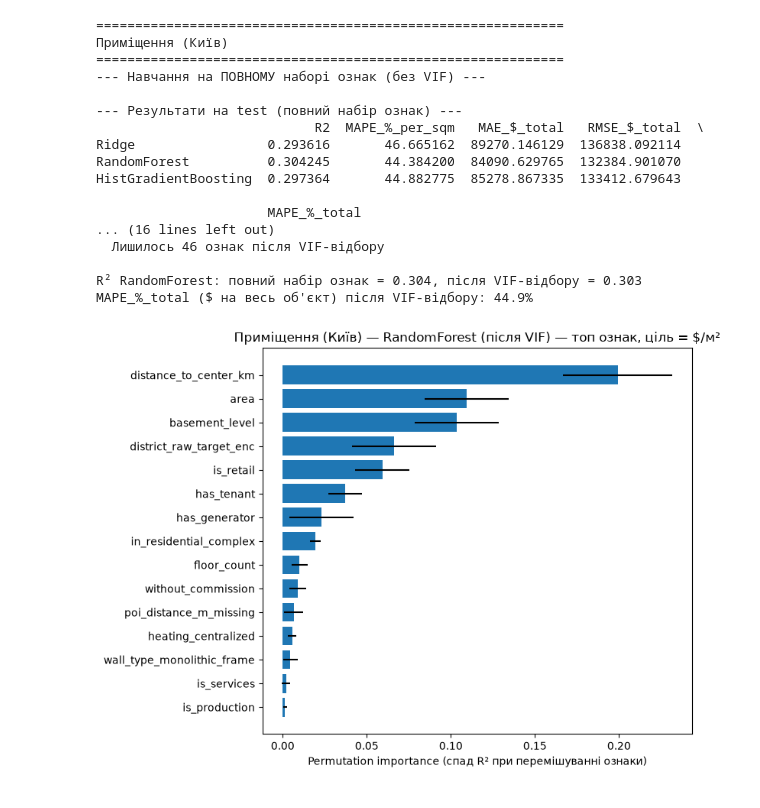
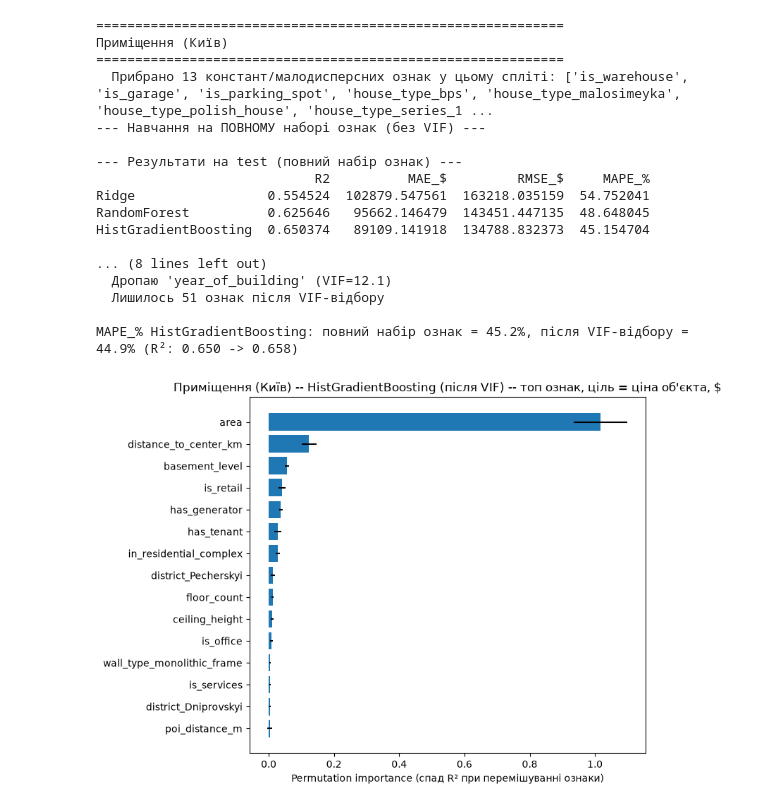
Before and after one commit to YESosnovska/apartaments-prices-analysis-new, a Jupyter notebook: commercial/train_Kyiv_ML.ipynb, the cells around one changed output. Cells and saved outputs as stored; diff of their text form; code cells hidden in the pictures.

Commit message:
train models for flats and commercial real estate

```diff
--- a/commercial/train_Kyiv_ML.ipynb
+++ b/commercial/train_Kyiv_ML.ipynb
@@ -218,7 +221,7 @@ def get_model_params(model_name: str, model) -> dict:
 def train_and_compare(df_segment: pd.DataFrame, segment_name: str, vif_thresh: float = 10.0):
     print(f"\n{'='*60}\n{segment_name}\n{'='*60}")
 
-    X_raw, X_imputed, y, cat_raw = build_feature_frames(df_segment)
+    X_raw, X_imputed, y = build_feature_frames(df_segment)
     idx_train, idx_test = train_test_split(
         df_segment.index, test_size=0.2, random_state=RANDOM_STATE
     )
@@ -226,23 +229,14 @@ def train_and_compare(df_segment: pd.DataFrame, segment_name: str, vif_thresh: f
     Xr_train, Xr_test = X_raw.loc[idx_train].copy(), X_raw.loc[idx_test].copy()
     Xi_train, Xi_test = X_imputed.loc[idx_train].copy(), X_imputed.loc[idx_test].copy()
     y_train, y_test = y.loc[idx_train], y.loc[idx_test]
-    area_test = df_segment.loc[idx_test, "area"]
 
-    # target encoding — mapping рахується ЛИШЕ на train
-    te_mapping, te_global_mean = fit_target_encoding(cat_raw.loc[idx_train], y_train)
-    enc_col = f"{CAT_COL}_target_enc"
-    for X in (Xr_train, Xi_train):
-        X[enc_col] = apply_target_encoding(cat_raw.loc[idx_train], te_mapping, te_global_mean).values
-    for X in (Xr_test, Xi_test):
-        X[enc_col] = apply_target_encoding(cat_raw.loc[idx_test], te_mapping, te_global_mean).values
-
-    full_cols = list(X_imputed.columns) + [enc_col]
+    full_cols = select_stable_columns(Xi_train)
 
     print("--- Навчання на ПОВНОМУ наборі ознак (без VIF) ---")
     results, fitted = {}, {}
     for name in ["Ridge", "RandomForest", "HistGradientBoosting"]:
         model, X_test_final, metrics = fit_variant(
-            name, Xr_train, Xr_test, Xi_train, Xi_test, y_train, y_test, area_test, full_cols
+            name, Xr_train, Xr_test, Xi_train, Xi_test, y_train, y_test, full_cols
         )
         results[name] = metrics
         fitted[name] = model
@@ -251,18 +245,22 @@ def train_and_compare(df_segment: pd.DataFrame, segment_name: str, vif_thresh: f
     print("\n--- Результати на test (повний набір ознак) ---")
     print(results_df)
 
-    best_name = results_df["R2"].idxmax()
-    print(f"\n>>> Найкраща модель: {best_name}")
+    # Обираємо модель за MAPE_% (% похибка на ціні об'єкта), а не за R² --
+    # мета проєкту це оцінка вартості КОНКРЕТНОГО об'єкта, тож нам важлива
+    # відносна точність по всьому діапазону цін, а не пояснена дисперсія
+    # log(price). R² лишаємо в таблиці лише для довідки/діагностики.
+    best_name = results_df["MAPE_%"].idxmin()
+    print(f"\n>>> Найкраща модель (за мінімальним MAPE_%): {best_name}")
 
     print("\n--- VIF-відбір (лише для feature importance, на train) ---")
-    kept_cols = prune_by_vif(Xi_train, thresh=vif_thresh)
+    kept_cols = prune_by_vif(Xi_train[full_cols], thresh=vif_thresh)
 
     best_model_pruned, X_test_pruned, pruned_metrics = fit_variant(
-        best_name, Xr_train, Xr_test, Xi_train, Xi_test, y_train, y_test, area_test, kept_cols
+        best_name, Xr_train, Xr_test, Xi_train, Xi_test, y_train, y_test, kept_cols
     )
-    print(f"\nR² {best_name}: повний набір ознак = {results_df.loc[best_name, 'R2']:.3f}, "
-          f"після VIF-відбору = {pruned_metrics['R2']:.3f}")
-    print(f"MAPE_%_total ($ на весь об'єкт) після VIF-відбору: {pruned_metrics['MAPE_%_total']:.1f}%")
+    print(f"\nMAPE_% {best_name}: повний набір ознак = {results_df.loc[best_name, 'MAPE_%']:.1f}%, "
+          f"після VIF-відбору = {pruned_metrics['MAPE_%']:.1f}% "
+          f"(R²: {results_df.loc[best_name, 'R2']:.3f} -> {pruned_metrics['R2']:.3f})")
 
     perm = permutation_importance(
         best_model_pruned, X_test_pruned, y_test, n_repeats=20,
@@ -279,7 +277,7 @@ def train_and_compare(df_segment: pd.DataFrame, segment_name: str, vif_thresh: f
     plt.figure(figsize=(8, 6))
     plt.barh(top_n["feature"][::-1], top_n["importance"][::-1], xerr=top_n["std"][::-1])
     plt.xlabel("Permutation importance (спад R² при перемішуванні ознаки)")
-    plt.title(f"{segment_name} — {best_name} (після VIF) — топ ознак, ціль = $/м²")
+    plt.title(f"{segment_name} -- {best_name} (після VIF) -- топ ознак, ціль = ціна об'єкта, $")
     plt.tight_layout()
     plt.show()
 
@@ -290,7 +288,6 @@ def train_and_compare(df_segment: pd.DataFrame, segment_name: str, vif_thresh: f
         "fixed_params": get_model_params(best_name, best_model_pruned),
         "importance_df": importance_df,
         "kept_cols": kept_cols,
-        "enc_col": enc_col,
     }
 # %%
 def cross_validate_best(df_segment: pd.DataFrame, best_name: str, kept_cols: list[str],
@@ -402,24 +375,24 @@ def predict_new_object(artifact: dict, new_row: dict) -> float:
 # %%
-premises_result = train_and_compare(df_premises, "Приміщення (Київ)")
+premises_result = train_and_compare(segments["premises"], "Приміщення (Київ)")
 # %% [output]
 ============================================================
 Приміщення (Київ)
 ============================================================
+  Прибрано 13 констант/малодисперсних ознак у цьому спліті: ['is_warehouse', 'is_garage', 'is_parking_spot', 'house_type_bps', 'house_type_malosimeyka', 'house_type_polish_house', 'house_type_series_1 ...
 --- Навчання на ПОВНОМУ наборі ознак (без VIF) ---
 
 --- Результати на test (повний набір ознак) ---
-                            R2  MAPE_%_per_sqm   MAE_$_total   RMSE_$_total  \
-Ridge                 0.293616       46.665162  89270.146129  136838.092114
-RandomForest          0.304245       44.384200  84090.629765  132384.901070
-HistGradientBoosting  0.297364       44.882775  85278.867335  133412.679643
+                            R2          MAE_$         RMSE_$     MAPE_%
+Ridge                 0.554524  102879.547561  163218.035159  54.752041
+RandomForest          0.625646   95662.146479  143451.447135  48.648045
+HistGradientBoosting  0.650374   89109.141918  134788.832373  45.154704
 
-                      MAPE_%_total
-... (16 lines left out)
-  Лишилось 46 ознак після VIF-відбору
+... (8 lines left out)
+  Дропаю 'year_of_building' (VIF=12.1)
+  Лишилось 51 ознак після VIF-відбору
 
-R² RandomForest: повний набір ознак = 0.304, після VIF-відбору = 0.303
-MAPE_%_total ($ на весь об'єкт) після VIF-відбору: 44.9%
+MAPE_% HistGradientBoosting: повний набір ознак = 45.2%, після VIF-відбору = 44.9% (R²: 0.650 -> 0.658)
-[figure, old version]
+[figure, new version]
 # %%
 premises_result["importance_df"].head(15)
 # %% [output]
```
Also changed, not shown: parts of 23 cells of this notebook, 3 other files.
